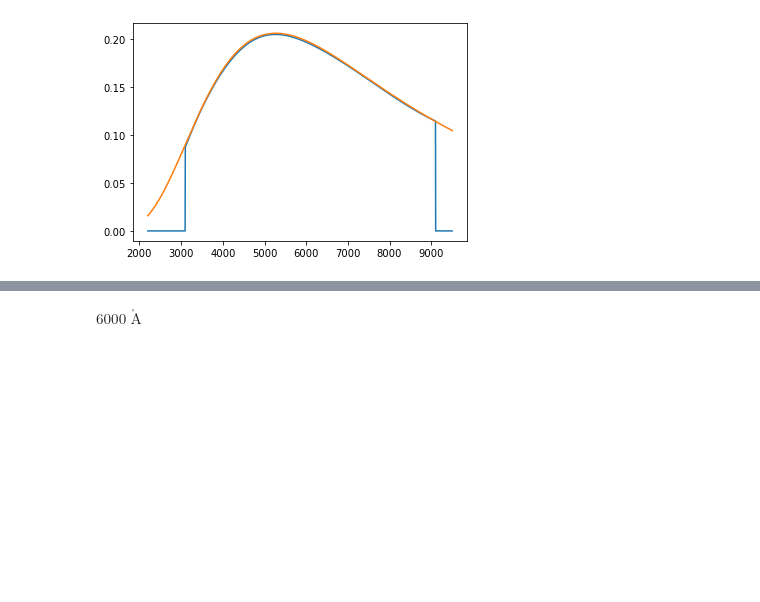
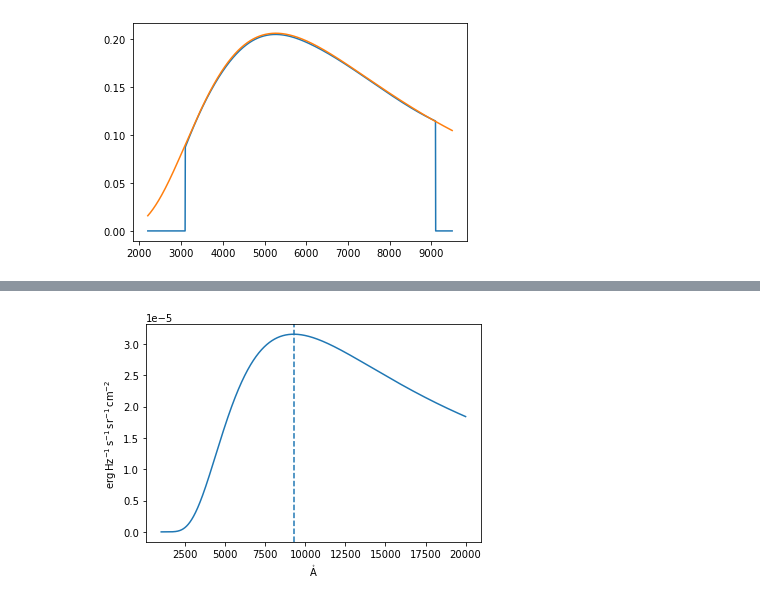
Before and after one commit to mlincett/sn1987a-spectroscopy, a Jupyter notebook: notebooks/Planck Check.ipynb, the cells around one changed output, grey strips where cells are left out. Saved outputs shown, nothing was run; the diff lists cells and outputs as text; code cells hidden in the pictures; blank space fills up the shorter version.

```diff
--- a/notebooks/Planck Check.ipynb
+++ b/notebooks/Planck Check.ipynb
@@ -65,4 +67,12 @@ lm = planck6000.lambda_max
 # %%
-lm.to(u.Angstrom)
+bb = BlackBody(temperature=5500*u.K)
+wav = np.arange(1000, 20000) * u.AA
+flux = bb(wav)
+
+with quantity_support():
+    plt.figure()
+    plt.plot(wav, flux)
+    plt.axvline(bb.nu_max.to(u.AA, equivalencies=u.spectral()).value, ls='--')
+    plt.show()
 # %% [output]
-$6000 \; \mathrm{\mathring{A}}$
+[figure, added]
```
Also changed, not shown: parts of 3 cells of this notebook, 2 other files.
